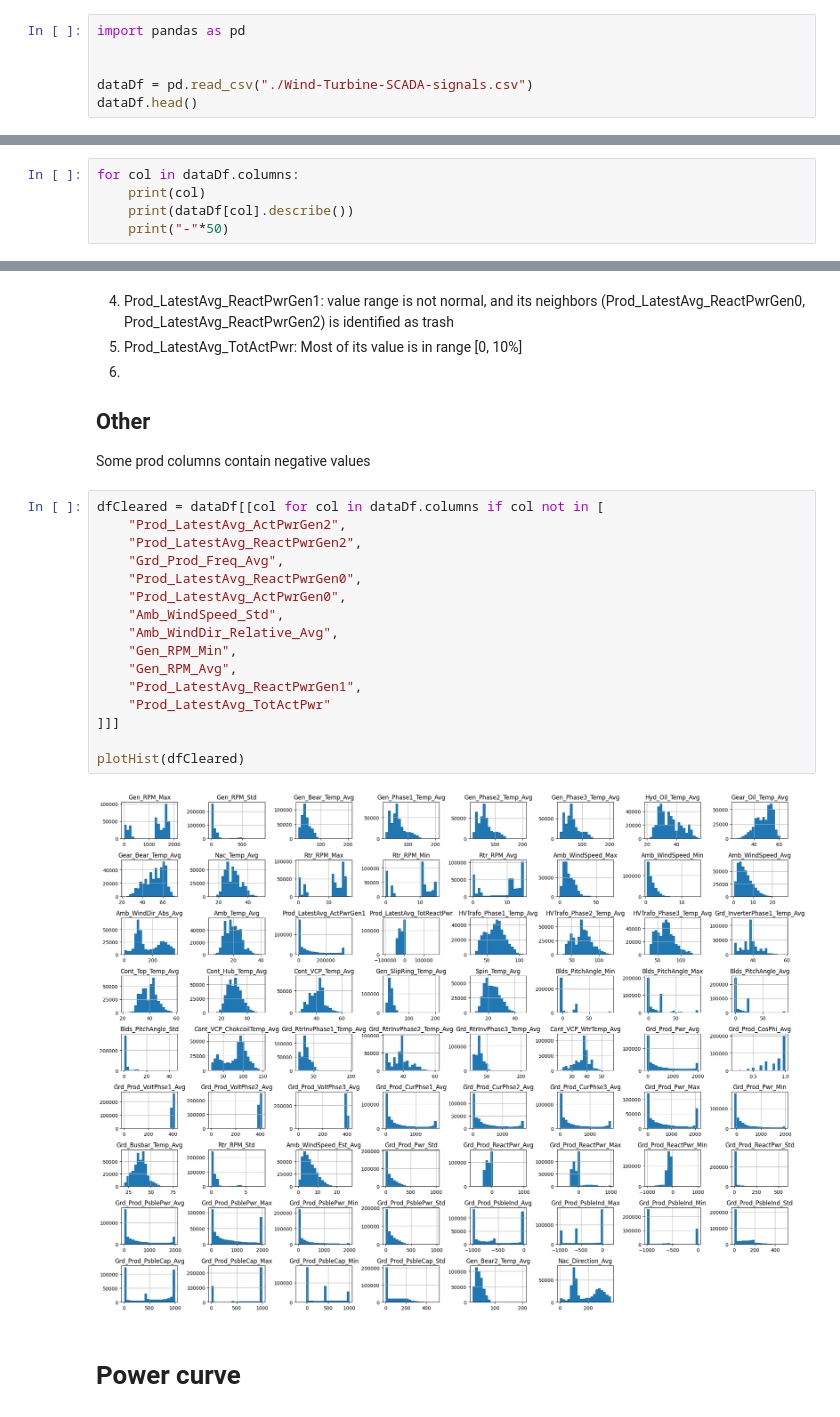
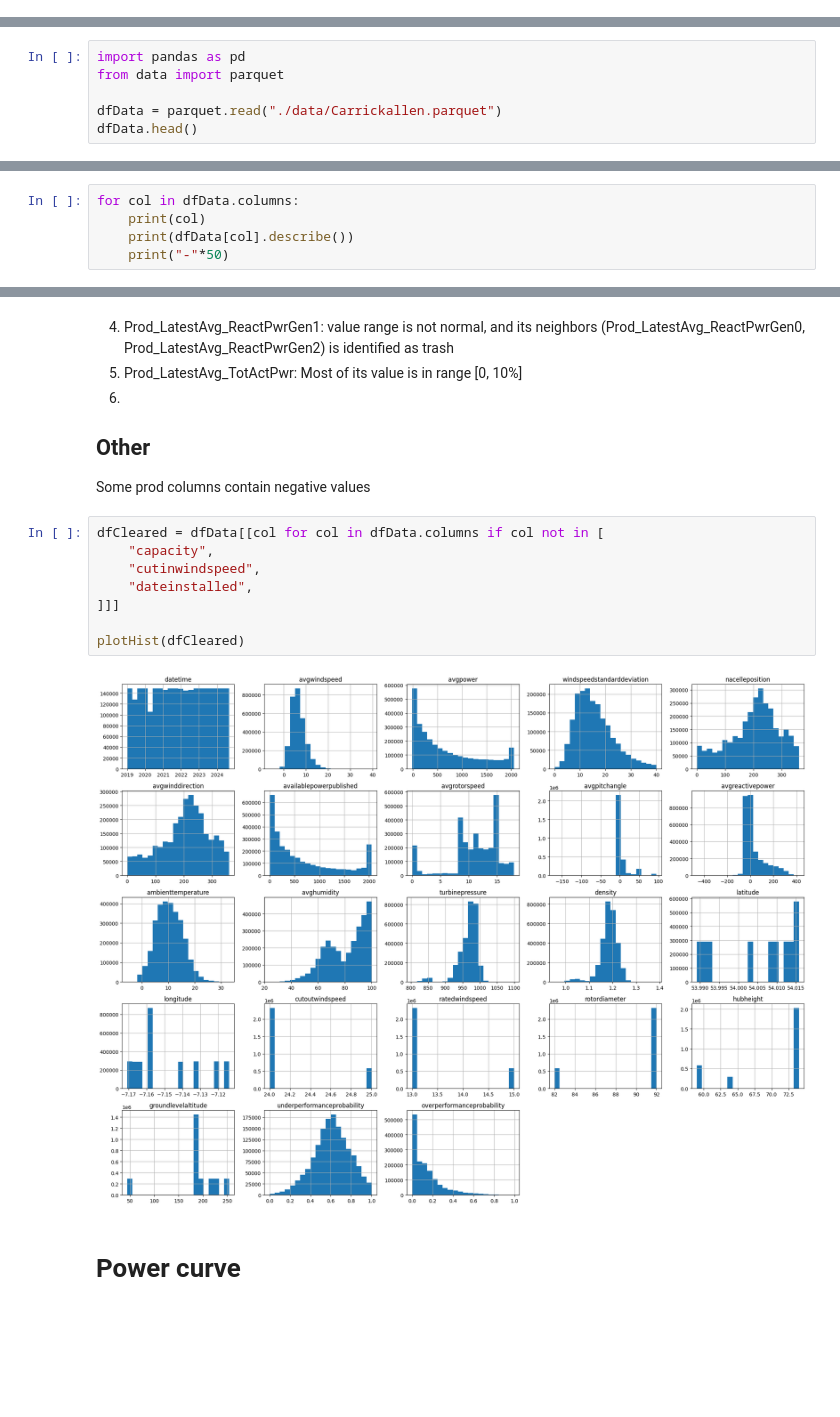
Before and after one commit to BuiHoangTu/ul.bds.NormalBehaviorMonitor, a Jupyter notebook: main.ipynb, the cells around one changed output, grey strips where cells are left out. Cells and saved outputs as stored; diff of their text form; blank space fills up the shorter version.

Commit message:
using new data

```diff
--- a/main.ipynb
+++ b/main.ipynb
@@ -1,8 +1,2 @@
 # %% [markdown]
 # Data explore
-# %%
-import pandas as pd
-
-
-dataDf = pd.read_csv("./Wind-Turbine-SCADA-signals.csv")
-dataDf.head()
@@ -16,0 +3,6 @@ dataDf.head()
+# %%
+import pandas as pd
+from data import parquet
+
+dfData = parquet.read("./data/Carrickallen.parquet")
+dfData.head()
@@ -17,6 +17,6 @@ dataDf.head()
 # %%
-for col in dataDf.columns:
+for col in dfData.columns:
     print(col)
-    print(dataDf[col].describe())
+    print(dfData[col].describe())
     print("-"*50)
 # %% [output]
@@ -72,23 +72,15 @@ plotHist(dataDf)
 ## Other
 Some prod columns contain negative values
 # %%
-dfCleared = dataDf[[col for col in dataDf.columns if col not in [
-    "Prod_LatestAvg_ActPwrGen2",
-    "Prod_LatestAvg_ReactPwrGen2",
-    "Grd_Prod_Freq_Avg",
-    "Prod_LatestAvg_ReactPwrGen0",
-    "Prod_LatestAvg_ActPwrGen0",
-    "Amb_WindSpeed_Std",
-    "Amb_WindDir_Relative_Avg",
-    "Gen_RPM_Min",
-    "Gen_RPM_Avg",
-    "Prod_LatestAvg_ReactPwrGen1",
-    "Prod_LatestAvg_TotActPwr"
+dfCleared = dfData[[col for col in dfData.columns if col not in [
+    "capacity",
+    "cutinwindspeed",
+    "dateinstalled",
 ]]]
 
 plotHist(dfCleared)
 # %% [output]
-[figure, old version]
+[figure, new version]
 # %% [markdown]
 # Power curve
 # %%
```
Also changed, not shown: parts of 12 cells of this notebook.
